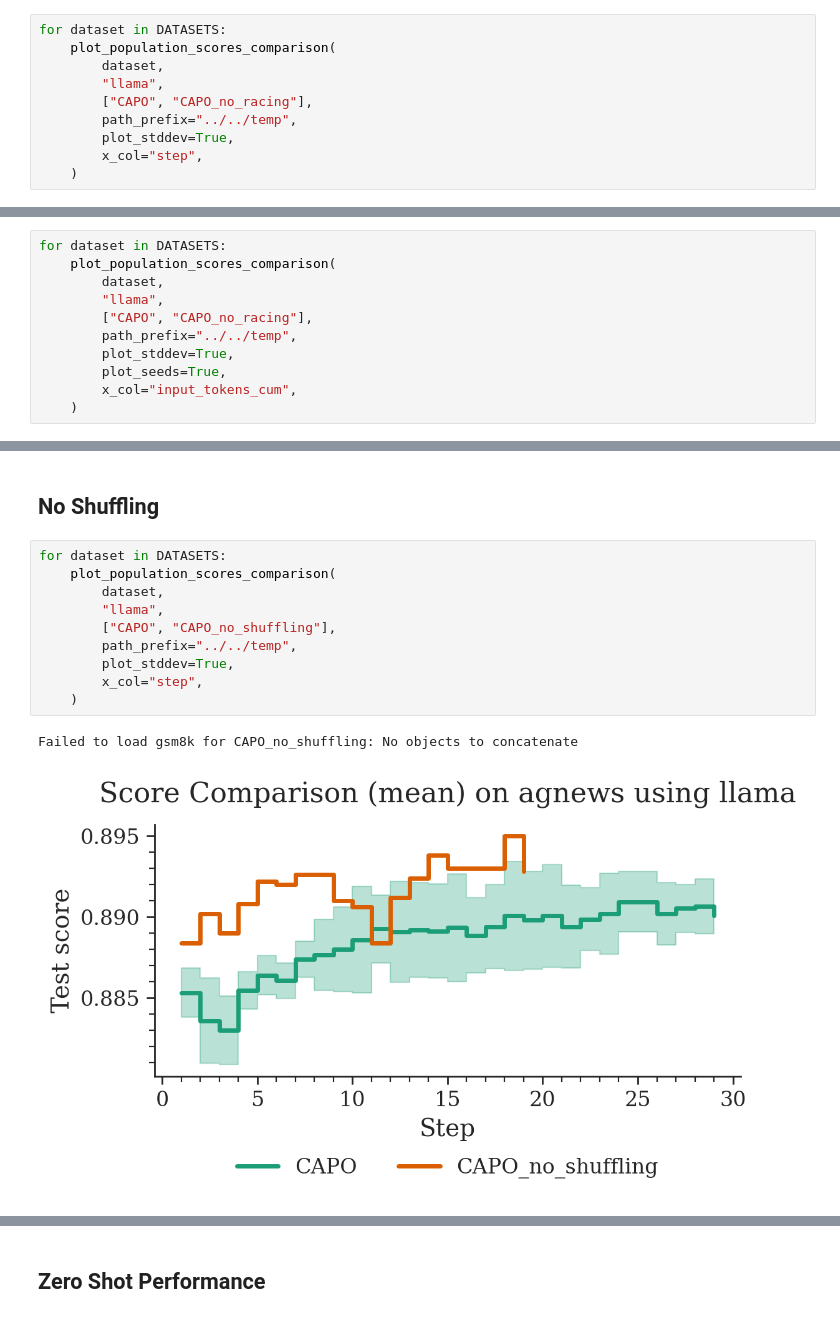
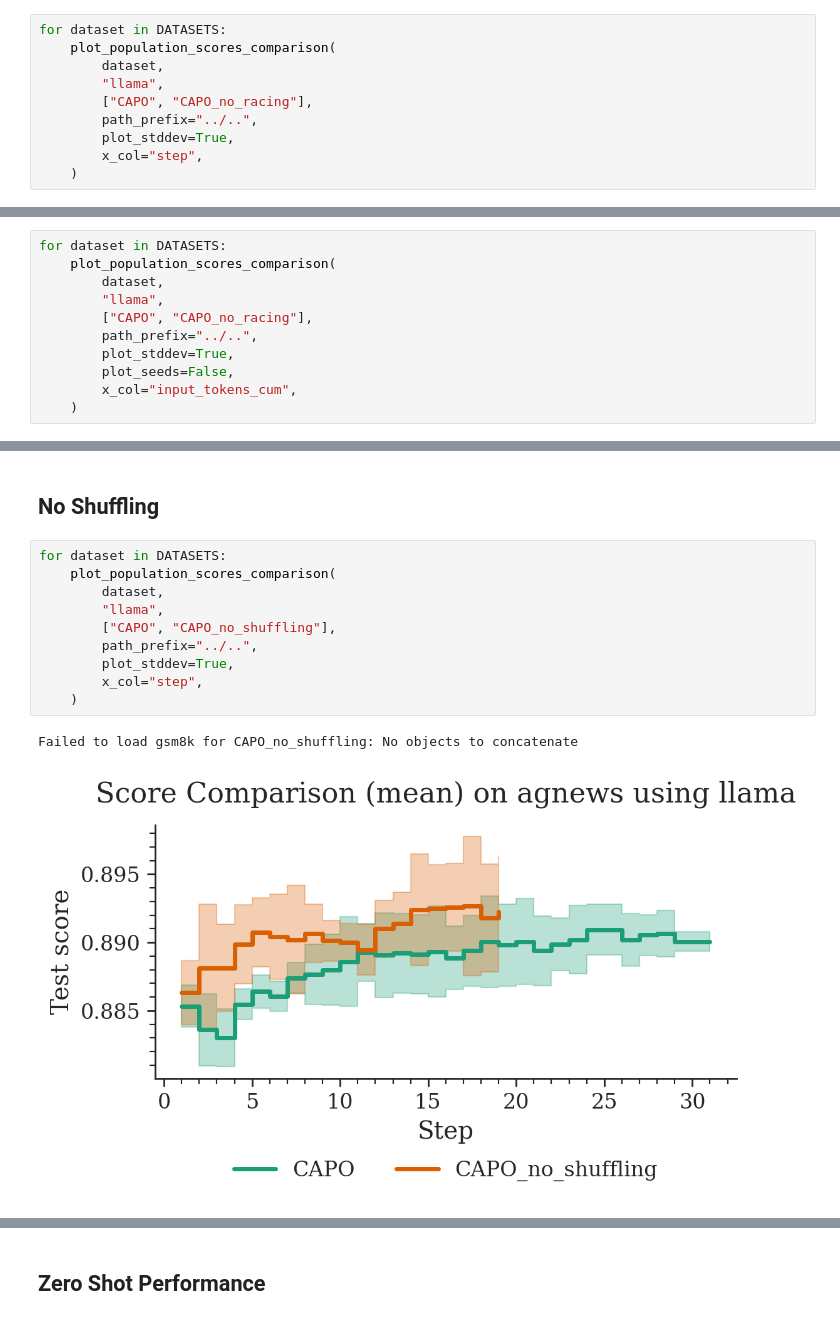
Before and after one commit to finitearth/capo, a Jupyter notebook: notebooks/paper_visualization/ablation_visualization.ipynb, the cells around one changed output, grey strips where cells are left out. Cells and saved outputs as stored; diff of their text form.

Commit message:
Fix paths

```diff
--- a/notebooks/paper_visualization/ablation_visualization.ipynb
+++ b/notebooks/paper_visualization/ablation_visualization.ipynb
@@ -26,7 +29,7 @@ for dataset in DATASETS:
         dataset,
         "llama",
         ["CAPO", "CAPO_no_racing"],
-        path_prefix="../../temp",
+        path_prefix="../..",
         plot_stddev=True,
         x_col="step",
     )
@@ -43,9 +46,9 @@ for dataset in DATASETS:
         dataset,
         "llama",
         ["CAPO", "CAPO_no_racing"],
-        path_prefix="../../temp",
+        path_prefix="../..",
         plot_stddev=True,
-        plot_seeds=True,
+        plot_seeds=False,
         x_col="input_tokens_cum",
     )
 # %% [output]
@@ -65,13 +68,13 @@ generate_comparison_table(DATASETS, ["CAPO", "CAPO_no_racing"], "llama", path_pr
 # %%
 for dataset in DATASETS:
     plot_population_scores_comparison(
         dataset,
         "llama",
         ["CAPO", "CAPO_no_shuffling"],
-        path_prefix="../../temp",
+        path_prefix="../..",
         plot_stddev=True,
         x_col="step",
     )
 # %% [output]
 Failed to load gsm8k for CAPO_no_shuffling: No objects to concatenate
-[figure, old version]
+[figure, new version]
```
Also changed, not shown: parts of 10 cells of this notebook.
